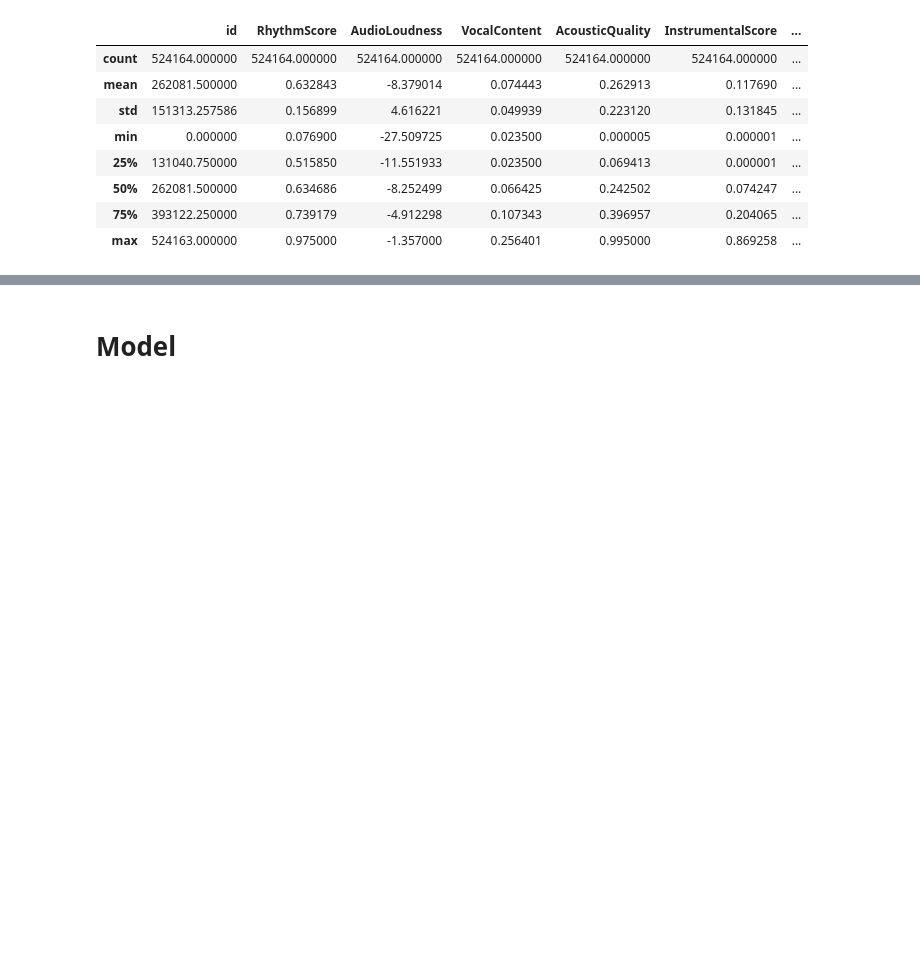
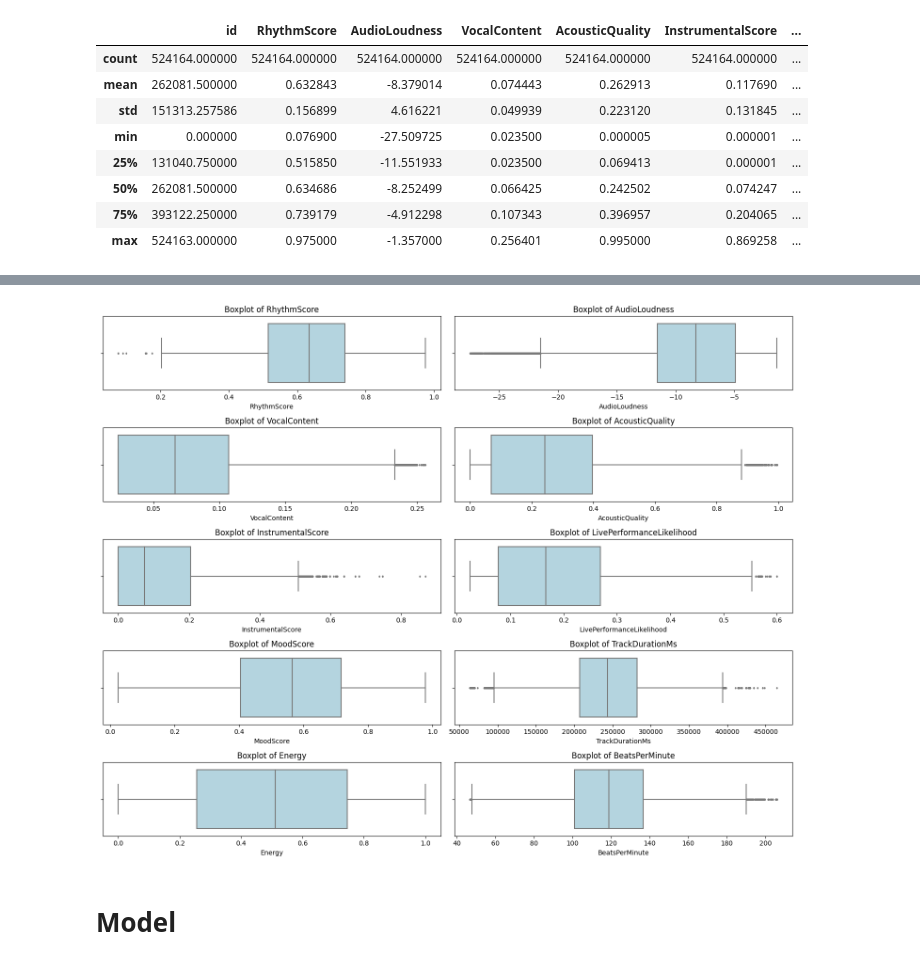
Before and after one commit to Asw13/kaggle_Predicting-the-Beats-per-Minute-of-Songs, a Jupyter notebook: predicting-the-beats-per-minute-of-songs.ipynb, the cells around one changed output, grey strips where cells are left out. Cells and saved outputs as stored; diff of their text form; code cells hidden in the pictures; blank space fills up the shorter version.

```diff
--- a/predicting-the-beats-per-minute-of-songs.ipynb
+++ b/predicting-the-beats-per-minute-of-songs.ipynb
@@ -44,0 +127,13 @@ for i in column:
+# %%
+# --- Boxplots for features vs BeatsPerMinute ---
+fig, axes = plt.subplots(5, 2, figsize=(15, 12))
+axes = axes.flatten()
+
+for i, col in enumerate(column):
+    sns.boxplot(x=train_df[col], ax=axes[i], color="lightblue", fliersize=2)
+    axes[i].set_title(f"Boxplot of {col}")
+
+plt.tight_layout()
+plt.show()
+# %% [output]
+[figure, added]
```
Also changed, not shown: parts of 28 cells of this notebook.
